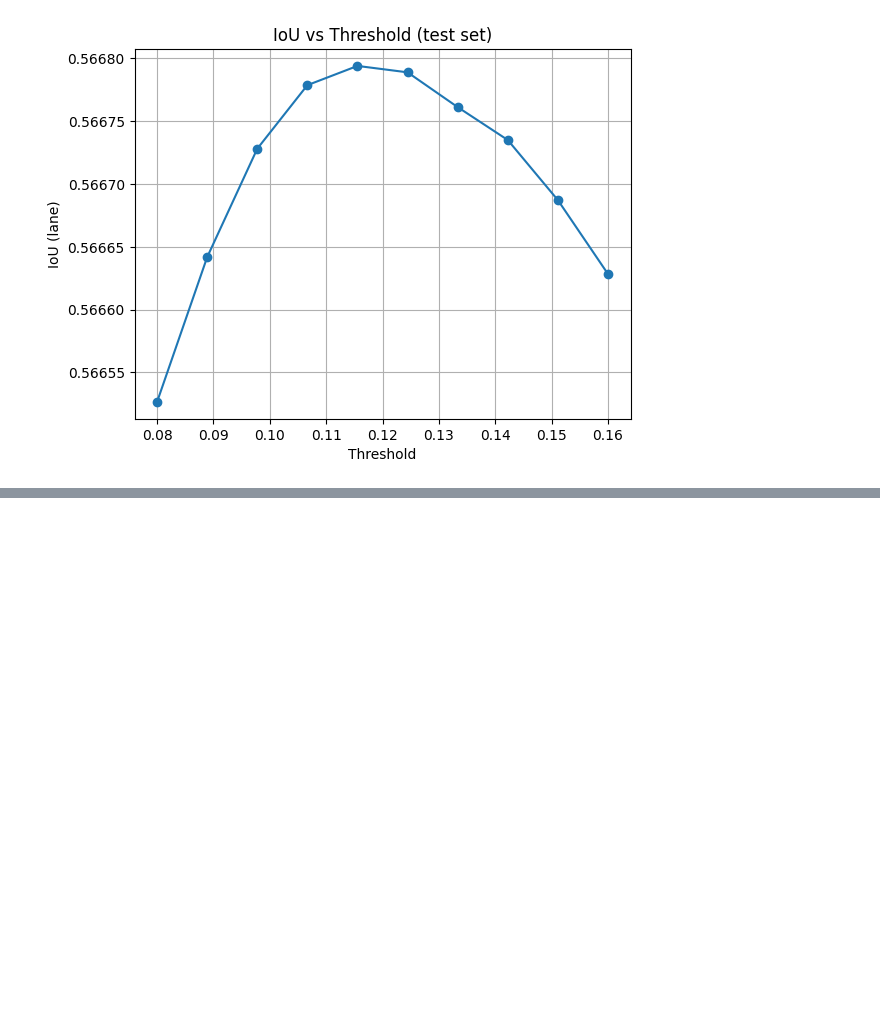
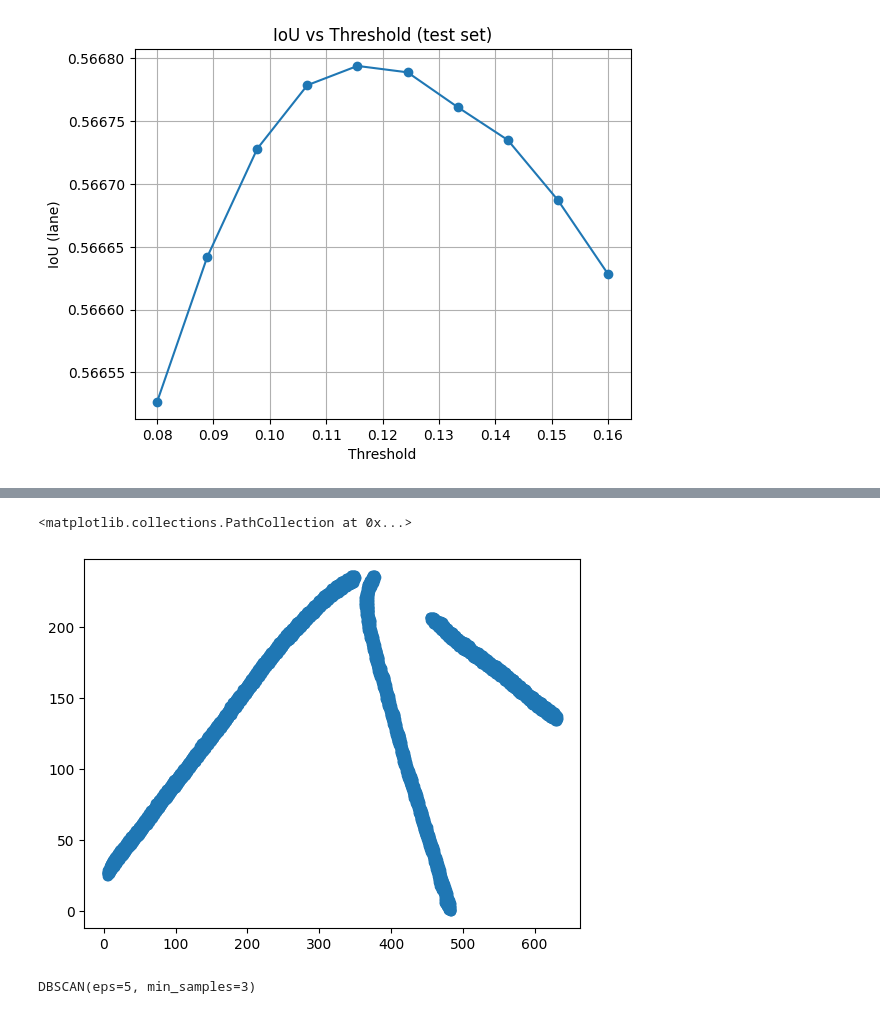
Before and after one commit to bencurley523/LaneDetection, a Jupyter notebook: Notebooks/cnn_lane_det.ipynb, the cells around one changed output, grey strips where cells are left out. Saved outputs shown, nothing was run; the diff lists cells and outputs as text; code cells hidden in the pictures; blank space fills up the shorter version.

```diff
--- a/Notebooks/cnn_lane_det.ipynb
+++ b/Notebooks/cnn_lane_det.ipynb
@@ -54,33 +55,3 @@ def make_mask(rec, mode):
         lines.append(line_pts)
     cv2.polylines(mask, lines, False, 1, 10, lineType=cv2.LINE_AA)
     return image, mask
-# %%
-"""label_path = TRAINING_ROOT / "label_data_0313.json"
-samples = []
-with open(label_path, "r", encoding="utf-8") as f:
-    for line in f:
-        rec = json.loads(line)
-        img_bgr, mask = make_mask(rec, "training")
-        if img_bgr is None:
-            continue
-        samples.append((img_bgr, mask, rec["raw_file"]))
-        if len(samples) == 6:
-            break
-
-# show a 2×6 grid: top = image, bottom = overlay
-cols = len(samples)
-fig, axes = plt.subplots(2, cols, figsize=(3*cols, 6))
-if cols == 1:  # handle single-sample edge case
-    axes = np.array([[axes[0]], [axes[1]]])
-
-for i, (img_bgr, mask, title) in enumerate(samples):
-    img_rgb = img_bgr[:, :, ::-1]
-    # colored overlay (magenta)
-    color_mask = np.zeros_like(img_rgb, dtype=np.uint8)
-    color_mask[mask == 1] = (255, 0, 255)
-    overlay = cv2.addWeighted(img_rgb, 1.0, color_mask, 0.35, 0.0)
-
-    axes[0, i].imshow(img_rgb);  axes[0, i].set_title(title); axes[0, i].axis("off")
-    axes[1, i].imshow(overlay);  axes[1, i].set_title("Overlay");        axes[1, i].axis("off")
-
-plt.tight_layout(); plt.show()"""
@@ -434,0 +357,5 @@ plt.imshow(overlay)
+# %%
+test_img = plt.imread(TESTING_ROOT / "clips" / "0530" / "1492626047222176976_0" / "1.jpg")
+test_img = tf.image.resize(test_img, (IMG_HEIGHT, IMG_WIDTH))
+test_img = preprocess_input(tf.cast(test_img, tf.float32))
+test_img = np.fliplr(test_img)
@@ -434,0 +378,9 @@ plt.imshow(overlay)
+# %%
+coords = np.where(pred > 0)
+# %%
+x_coords, y_coords = coords[0], coords[1]
+# %%
+plt.scatter(y_coords, np.max(x_coords)-x_coords)
+# %% [output]
+<matplotlib.collections.PathCollection at 0x...>
+[figure, added]
@@ -434,0 +393,4 @@ plt.imshow(overlay)
+# %%
+dbscan.fit(X)
+# %% [output]
+DBSCAN(eps=5, min_samples=3)
```
Also changed, not shown: parts of 22 cells of this notebook, 1 other file.
